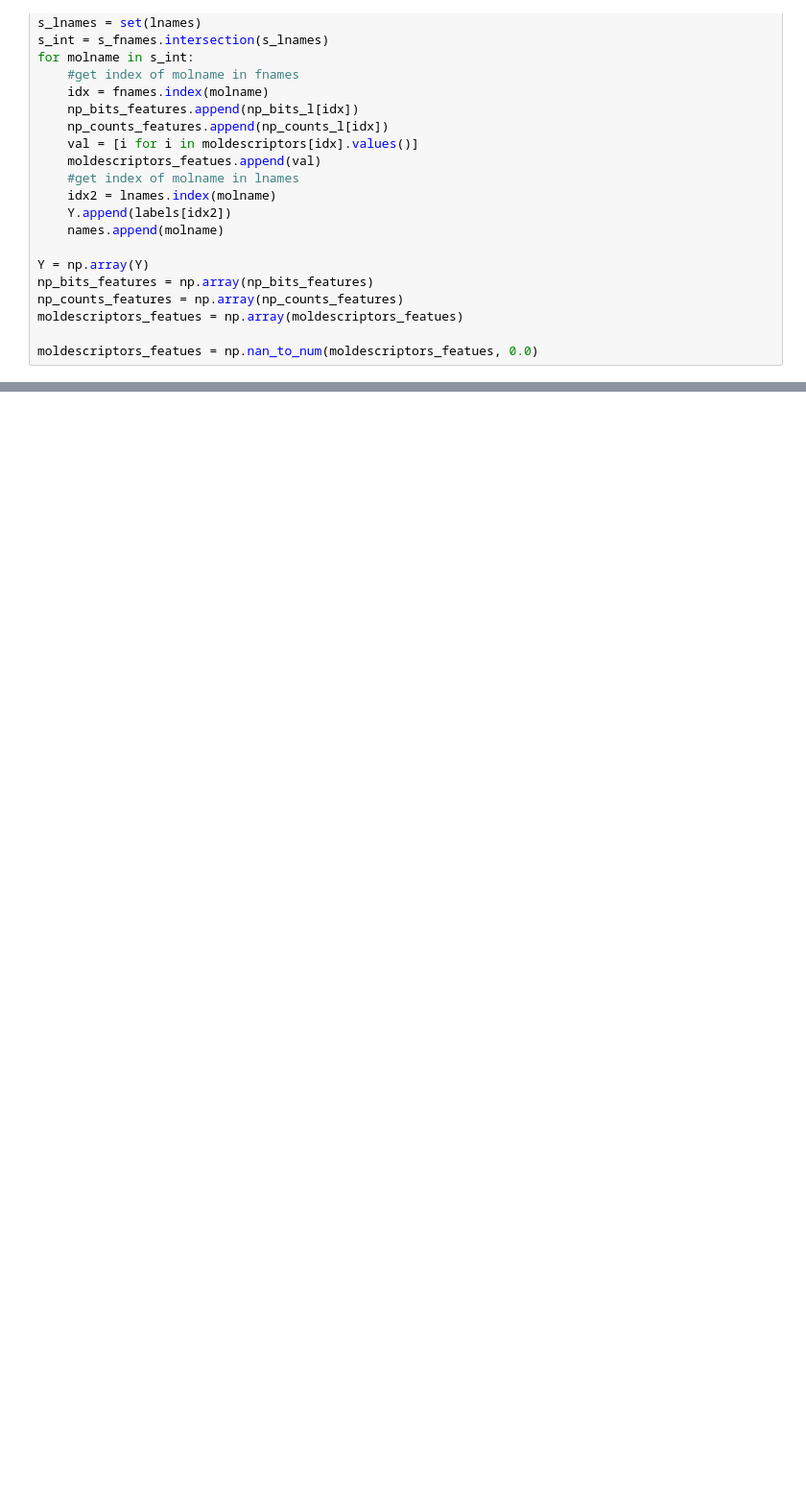
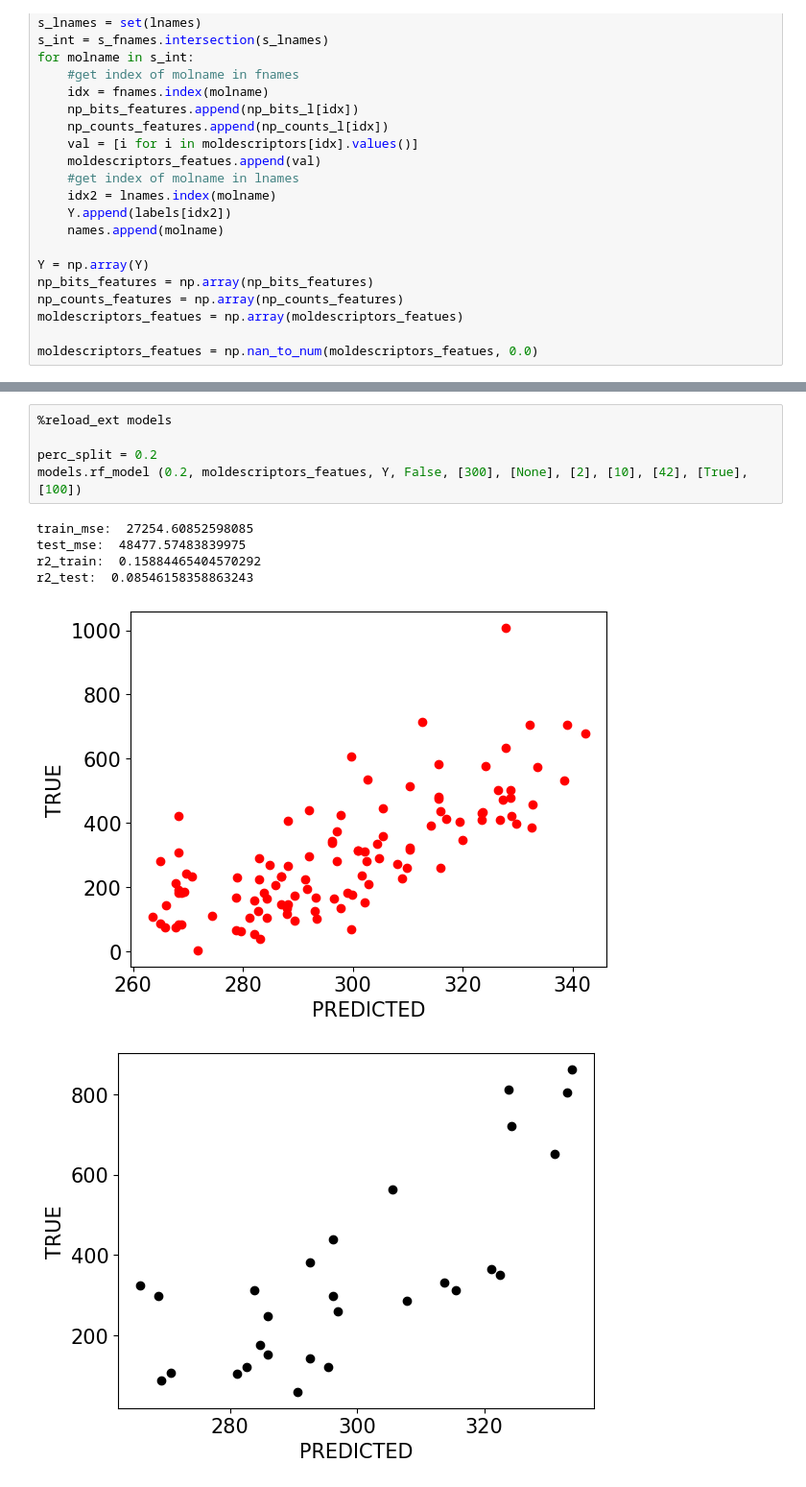
Before and after one commit to lstorchi/model_reaction_data, a Jupyter notebook: nasicmodels.ipynb, the cells around one changed output, grey strips where cells are left out. Shown: that part at 96% size. Saved outputs shown, nothing was run; the diff lists cells and outputs as text; blank space fills up the shorter version.

```diff
--- a/nasicmodels.ipynb
+++ b/nasicmodels.ipynb
@@ -138,0 +240,12 @@ models.rf_model (0.2, moldescriptors_featues, Y)
+# %%
+%reload_ext models
+
+perc_split = 0.2
+models.rf_model (0.2, moldescriptors_featues, Y, False, [300], [None], [2], [10], [42], [True], [100])
+# %% [output]
+train_mse:  27254.60852598085
+test_mse:  48477.57483839975
+r2_train:  0.15884465404570292
+r2_test:  0.08546158358863243
+[figure, added]
+[figure, added]
```
Also changed, not shown: parts of 12 cells of this notebook, 1 other file.
